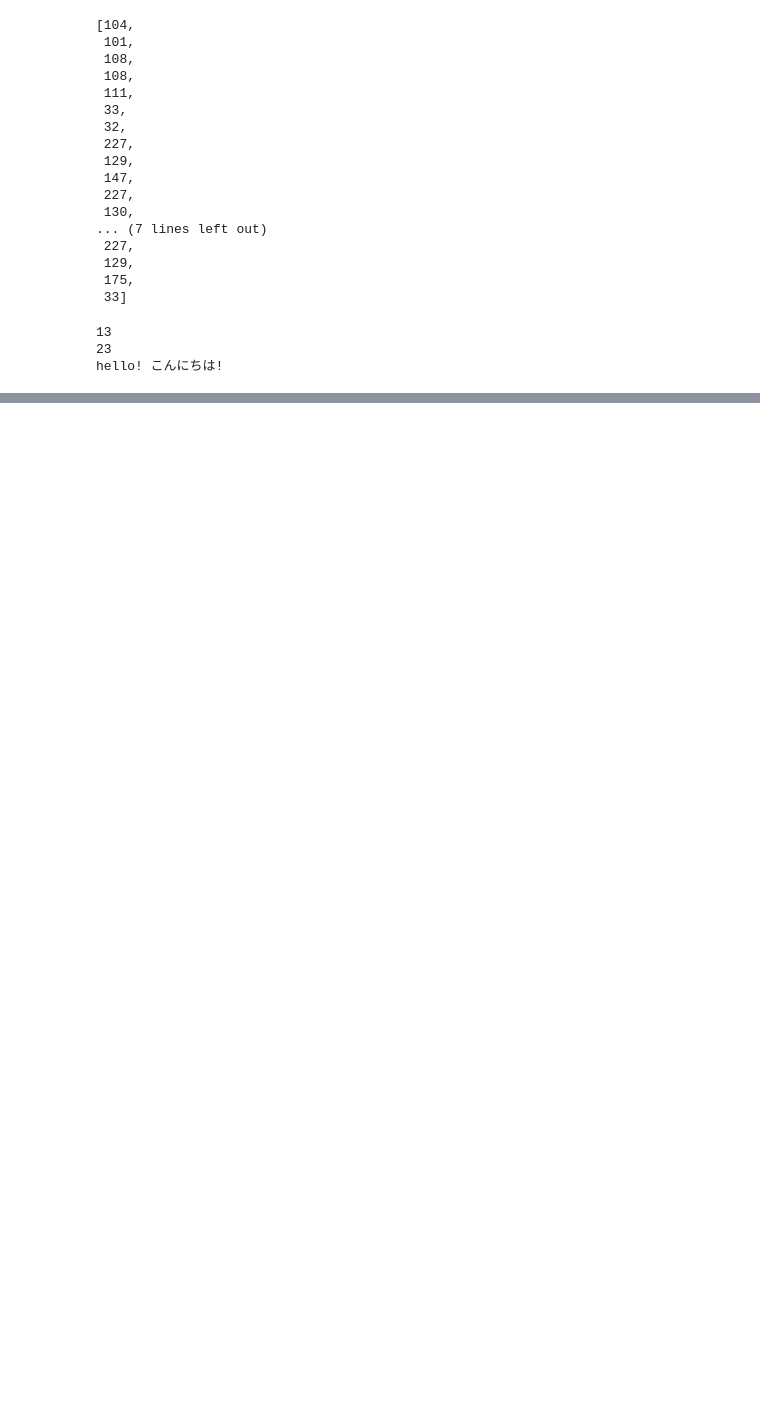
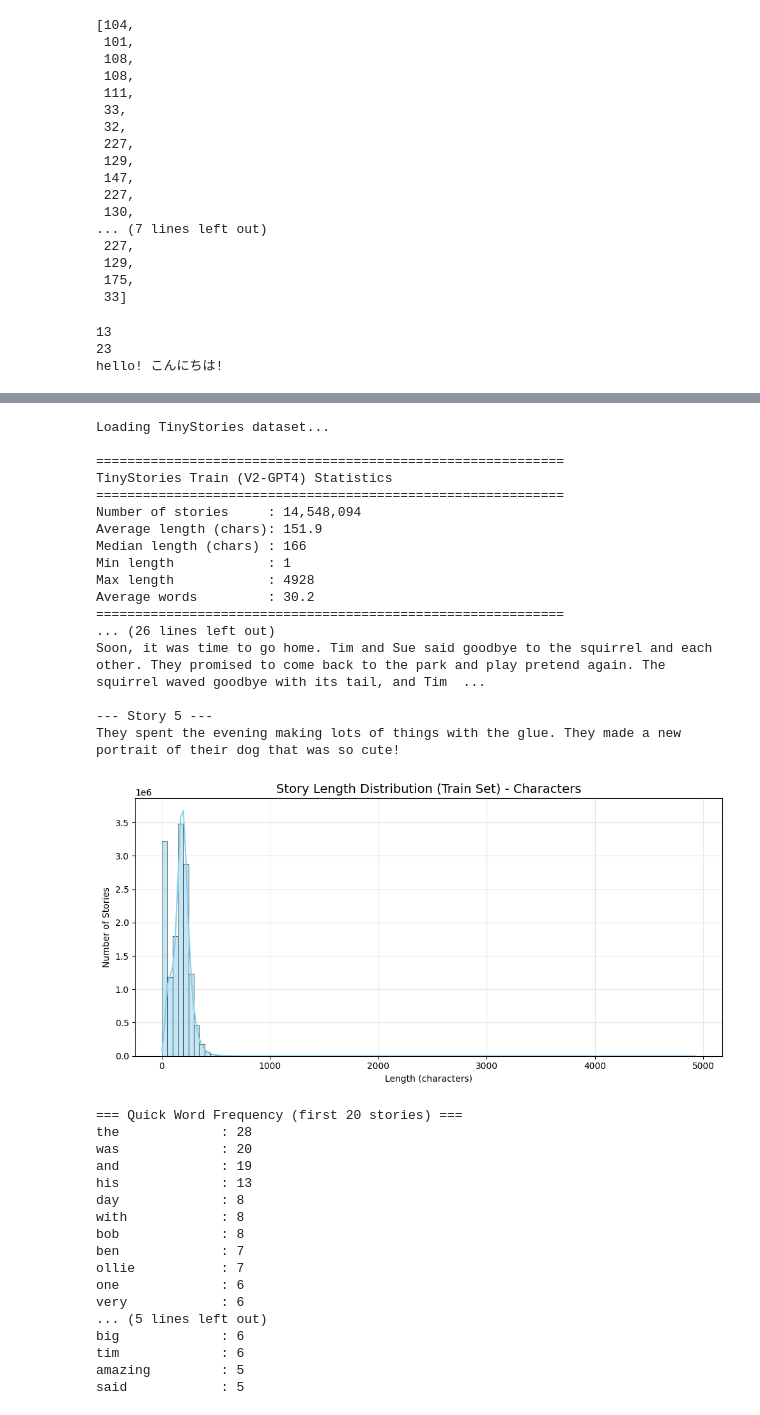
Before and after one commit to licongxu/stanford-cs336, a Jupyter notebook: cs336_assignment/assignment1-basics/Reponse.ipynb, the cells around one changed output, grey strips where cells are left out. Saved outputs shown, nothing was run; the diff lists cells and outputs as text; code cells hidden in the pictures; blank space fills up the shorter version.

```diff
--- a/cs336_assignment/assignment1-basics/Reponse.ipynb
+++ b/cs336_assignment/assignment1-basics/Reponse.ipynb
@@ -51,0 +80,5 @@ hello! こんにちは!
+# %%
+# ====================== CONFIG ======================
+DATA_DIR = "/rds/rds-lxu/study_data/stanford_cs336/TinyStories"   # Change if your files are elsewhere
+TRAIN_FILE = os.path.join(DATA_DIR, "TinyStoriesV2-GPT4-train.txt")
+VALID_FILE = os.path.join(DATA_DIR, "TinyStoriesV2-GPT4-valid.txt")
@@ -51,0 +169,61 @@ hello! こんにちは!
+# %%
+print("Loading TinyStories dataset...")
+
+# Load train set
+train_stories = load_stories(TRAIN_FILE)
+train_lengths, train_words = get_basic_stats(train_stories, "TinyStories Train (V2-GPT4)")
+
+# Load validation set (optional)
+if os.path.exists(VALID_FILE):
+    valid_stories = load_stories(VALID_FILE)
+    valid_lengths, _ = get_basic_stats(valid_stories, "TinyStories Valid (V2-GPT4)")
+
+# Show sample stories
+show_sample_stories(train_stories)
+
+# Plot distributions
+plot_length_distribution(train_lengths, "Train Set")
+
+# Optional: Show top frequent words (very basic)
+print("\n=== Quick Word Frequency (first 20 stories) ===")
+all_text = " ".join(train_stories[:20]).lower()
+words = [w.strip(".,!?\"'()") for w in all_text.split() if len(w) > 2]
+common = Counter(words).most_common(20)
+for word, count in common:
+    print(f"{word:15} : {count}")
+# %% [output]
+Loading TinyStories dataset...
+
+============================================================
+TinyStories Train (V2-GPT4) Statistics
+============================================================
+Number of stories     : 14,548,094
+Average length (chars): 151.9
+Median length (chars) : 166
+Min length            : 1
+Max length            : 4928
+Average words         : 30.2
+============================================================
+... (26 lines left out)
+Soon, it was time to go home. Tim and Sue said goodbye to the squirrel and each other. They promised to come back to the park and play pretend again. The squirrel waved goodbye with its tail, and Tim  ...
+
+--- Story 5 ---
+They spent the evening making lots of things with the glue. They made a new portrait of their dog that was so cute!
+[figure, added]
+=== Quick Word Frequency (first 20 stories) ===
+the             : 28
+was             : 20
+and             : 19
+his             : 13
+day             : 8
+with            : 8
+bob             : 8
+ben             : 7
+ollie           : 7
+one             : 6
+very            : 6
+... (5 lines left out)
+big             : 6
+tim             : 6
+amazing         : 5
+said            : 5
```
Also changed, not shown: parts of 5 cells of this notebook, 1 other file.
